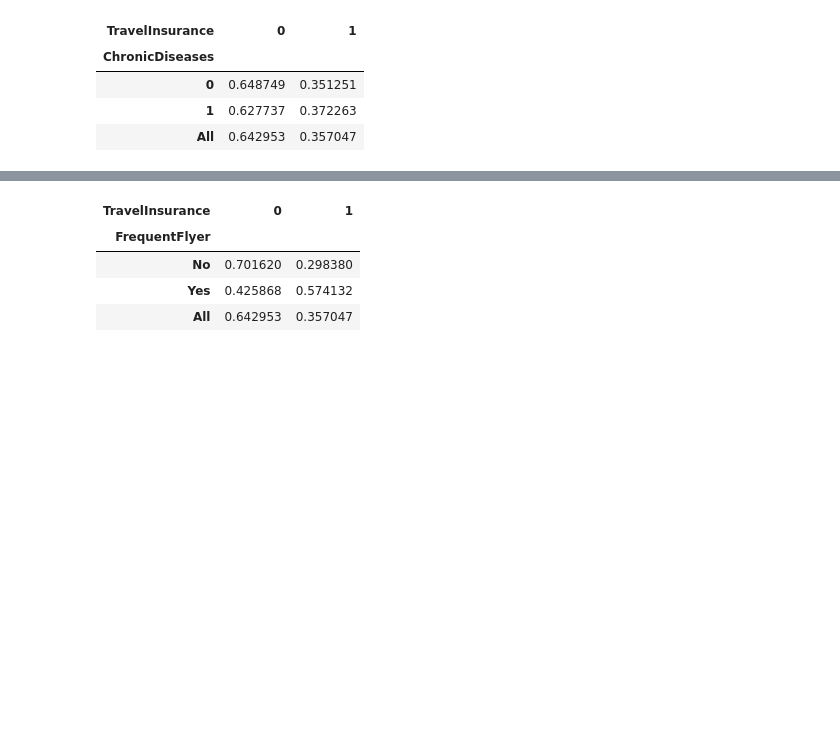
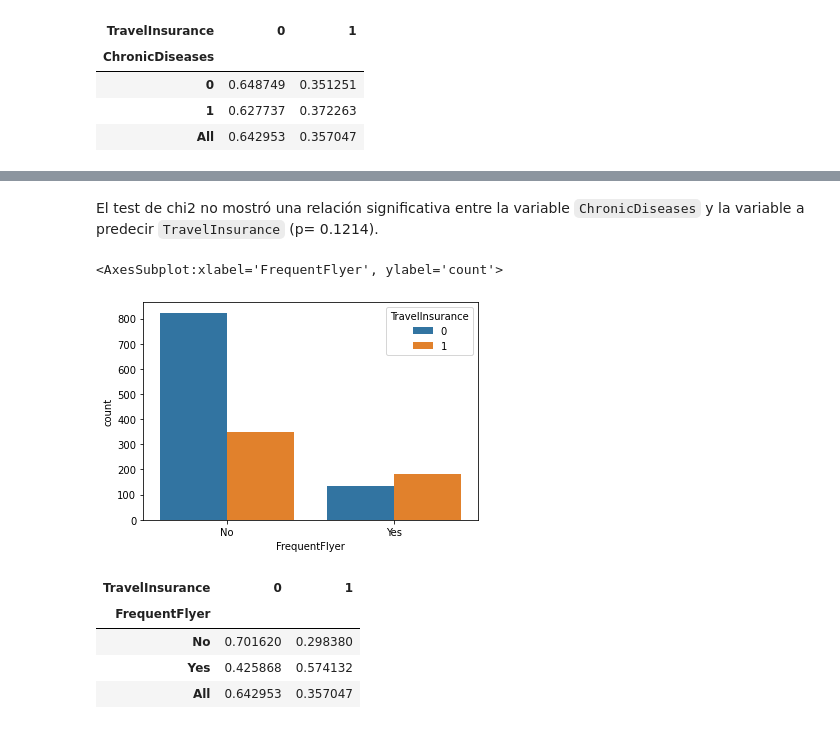
Before and after one commit to estebanarr/aprendizaje_supervisado, a Jupyter notebook: src/Análisis exploratorio.ipynb, the cells around one changed output, grey strips where cells are left out. Cells and saved outputs as stored; diff of their text form; code cells hidden in the pictures; blank space fills up the shorter version.

```diff
--- a/src/Análisis exploratorio.ipynb
+++ b/src/Análisis exploratorio.ipynb
@@ -255,3 +283,11 @@ stats.chi2_contingency(diseases)
+# %% [markdown]
+El test de chi2 no mostró una relación significativa entre la variable `ChronicDiseases` y la variable a predecir `TravelInsurance` (p= 0.1214).
+# %%
+fig = plt.figure(figsize=(6,4))
+sns.countplot(train_df.FrequentFlyer,  hue=train_df.TravelInsurance )
+# %% [output]
+<AxesSubplot:xlabel='FrequentFlyer', ylabel='count'>
+[figure, added]
 # %%
 pd.crosstab(train_df.FrequentFlyer,train_df.TravelInsurance, margins=True, normalize="index")
 #La probabilidad de que otorguen el Seguro de viaje es mayor entre el grupo de clientes que son viajeros frecuentes
```
Also changed, not shown: parts of 8 cells of this notebook.
